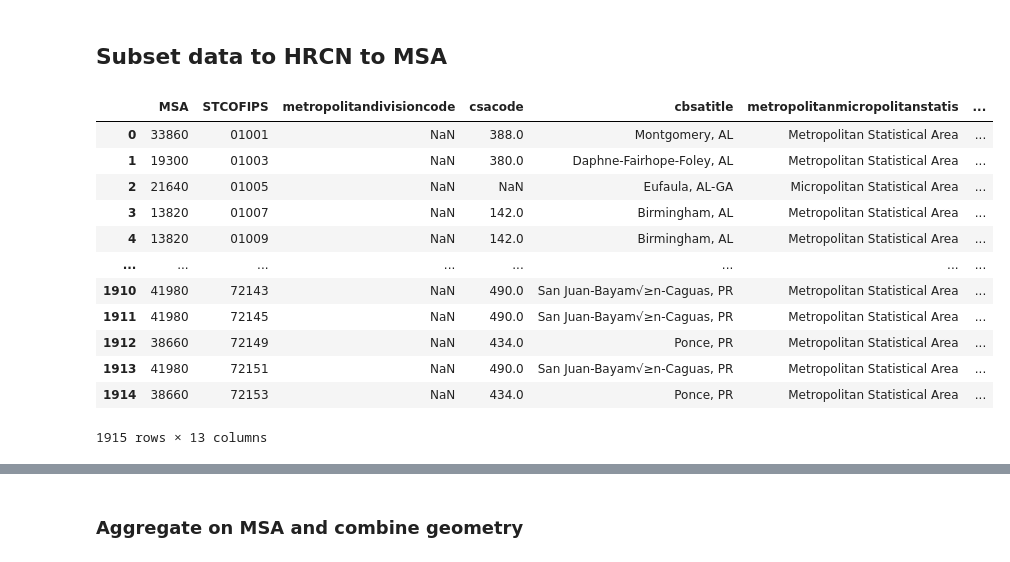
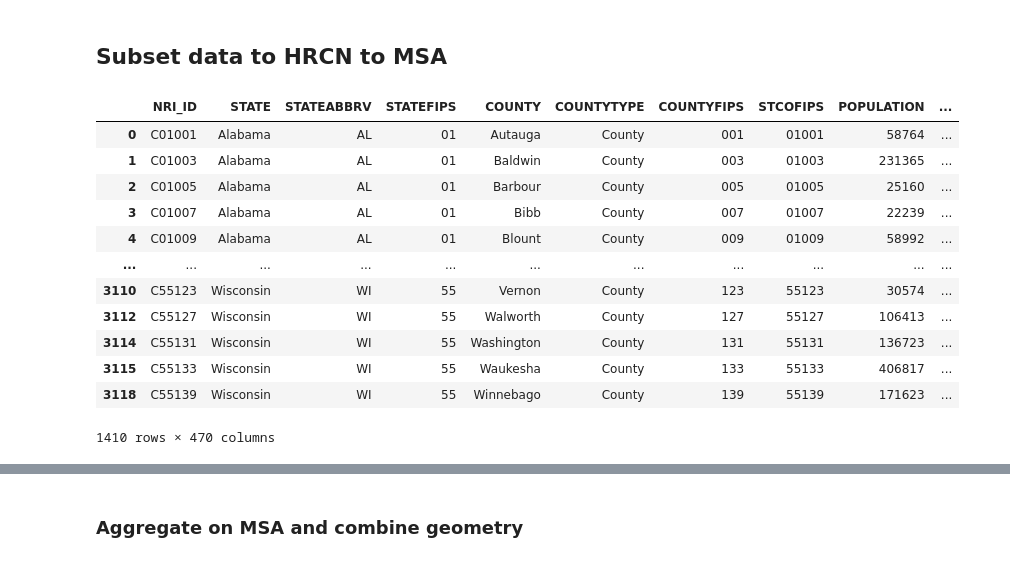
Before and after one commit to yannickpichardo/master_thesis, a Jupyter notebook: to_sql/hurricane_sql.ipynb, the cells around one changed output, grey strips where cells are left out. Drawn from its saved outputs; the diff is of its cells as text; code cells hidden in the pictures.

```diff
--- a/to_sql/hurricane_sql.ipynb
+++ b/to_sql/hurricane_sql.ipynb
@@ -43,15 +41,15 @@ loading
 loaded
 # %%
 #5 bins based on quantiles to categorize the scores into 5 distinct sections
-mainland_usa_gdf['HRCN_EALS_Norm'] = (mainland_usa_gdf['HRCN_EALS'] - mainland_usa_gdf['HRCN_EALS'].mean())/ mainland_usa_gdf['HRCN_EALS'].std()
-mainland_usa_gdf['HRCN_RISK_CATEGORY_QUANTILE'] = pd.qcut(mainland_usa_gdf['HRCN_EALS_Norm'], q=5, labels=['Very Low', "Relatively Low", 'Relatively Moderate', 'Relatively High', 'Very High'])
+mainland_usa_gdf['HRCN_HLRB_NORM'] = (mainland_usa_gdf['HRCN_HLRB'] - mainland_usa_gdf['HRCN_HLRB'].mean())/ mainland_usa_gdf['HRCN_HLRB'].std()
+mainland_usa_gdf['HRCN_RISK_CATEGORY_QUANTILE'] = pd.qcut(mainland_usa_gdf['HRCN_HLRB_NORM'], q=5, labels=['Very Low', "Relatively Low", 'Relatively Moderate', 'Relatively High', 'Very High'])
 colors = ['#08306b', '#4292c6', '#fdae6b', '#f16913', '#67000d']
 custom_cmap = ListedColormap(colors) # type: ignore
 #Plot the heatmap
-fig, ax = plt.subplots(1, 1, figsize=(15, 25))
+fig, ax = plt.subplots(1, 1, figsize=(25, 15))
 plt.grid(False)
-mainland_usa_gdf.plot(column='HRCN_RISK_CATEGORY_QUANTILE', cmap=custom_cmap, linewidth=0.8, ax=ax, edgecolor='0.8', legend=True)
-ax.set_title('Hurricane Risk Heatmap (USA)', fontdict={'fontsize': '25', 'fontweight' : '3'})
+mainland_usa_gdf.plot(column='HRCN_RISK_CATEGORY_QUANTILE', cmap=custom_cmap, linewidth=0.8, ax=ax, edgecolor='0.8', legend=True, legend_kwds={'loc': 'upper left', 'fontsize': 40, 'frameon': False})
+# ax.set_title('Hurricane Risk Heatmap (USA) on county level', fontdict={'fontsize': '25', 'fontweight' : '3'})
 #Remove all axis values
 ax.set_xticks([])
 ax.set_yticks([])
@@ -62,6 +60,6 @@ ax.spines['bottom'].set_visible(False)
 ax.spines['left'].set_visible(False)
 # Display the map
 #Save plot heatmap
-plt.savefig('../../Plots/hurricane_risk_heatmap.png')
+plt.savefig('../../Plots/Norm_ALRA.png')
 plt.show()
 # %% [output]
@@ -71,26 +69,26 @@ plt.show()
 # %%
 mainland_usa_gdf_msa = mainland_usa_gdf.copy()
 #load cbsa_to_fips xlsx file
 cbsa_to_fips_df = pd.read_excel('../../Data/cbsa_to_fips.xlsx', dtype={'MSA': str, 'STCOFIPS': str, 'statename': str})
-display(cbsa_to_fips_df)
 cbsa_to_fips_df = cbsa_to_fips_df[['MSA', 'STCOFIPS', 'statename']]
 #create new column in mainland_usa_gdf called MSA looking up in cbsa_to_fips_df
 mainland_usa_gdf_msa.loc[:, 'MSA'] = mainland_usa_gdf_msa['STCOFIPS'].map(cbsa_to_fips_df.set_index('STCOFIPS')['MSA'])
 #extract stcofips where msa is na
 stcofips_na = mainland_usa_gdf_msa[mainland_usa_gdf_msa['MSA'].isna()]['STCOFIPS']
 #remove na
 mainland_usa_gdf_msa = mainland_usa_gdf_msa[~mainland_usa_gdf_msa['MSA'].isna()]
+display(mainland_usa_gdf_msa)
 # %% [output]
-|  | MSA | STCOFIPS | metropolitandivisioncode | csacode | cbsatitle | metropolitanmicropolitanstatis | ... |
-| 0 | 33860 | 01001 | NaN | 388.0 | Montgomery, AL | Metropolitan Statistical Area | ... |
-| 1 | 19300 | 01003 | NaN | 380.0 | Daphne-Fairhope-Foley, AL | Metropolitan Statistical Area | ... |
-| 2 | 21640 | 01005 | NaN | NaN | Eufaula, AL-GA | Micropolitan Statistical Area | ... |
-| 3 | 13820 | 01007 | NaN | 142.0 | Birmingham, AL | Metropolitan Statistical Area | ... |
-| 4 | 13820 | 01009 | NaN | 142.0 | Birmingham, AL | Metropolitan Statistical Area | ... |
-| ... | ... | ... | ... | ... | ... | ... | ... |
-| 1910 | 41980 | 72143 | NaN | 490.0 | San Juan-Bayam√≥n-Caguas, PR | Metropolitan Statistical Area | ... |
-| 1911 | 41980 | 72145 | NaN | 490.0 | San Juan-Bayam√≥n-Caguas, PR | Metropolitan Statistical Area | ... |
-| 1912 | 38660 | 72149 | NaN | 434.0 | Ponce, PR | Metropolitan Statistical Area | ... |
-| 1913 | 41980 | 72151 | NaN | 490.0 | San Juan-Bayam√≥n-Caguas, PR | Metropolitan Statistical Area | ... |
-| 1914 | 38660 | 72153 | NaN | 434.0 | Ponce, PR | Metropolitan Statistical Area | ... |
+|  | NRI_ID | STATE | STATEABBRV | STATEFIPS | COUNTY | COUNTYTYPE | COUNTYFIPS | STCOFIPS | POPULATION | ... |
+| 0 | C01001 | Alabama | AL | 01 | Autauga | County | 001 | 01001 | 58764 | ... |
+| 1 | C01003 | Alabama | AL | 01 | Baldwin | County | 003 | 01003 | 231365 | ... |
+| 2 | C01005 | Alabama | AL | 01 | Barbour | County | 005 | 01005 | 25160 | ... |
+| 3 | C01007 | Alabama | AL | 01 | Bibb | County | 007 | 01007 | 22239 | ... |
+| 4 | C01009 | Alabama | AL | 01 | Blount | County | 009 | 01009 | 58992 | ... |
+| ... | ... | ... | ... | ... | ... | ... | ... | ... | ... | ... |
+| 3110 | C55123 | Wisconsin | WI | 55 | Vernon | County | 123 | 55123 | 30574 | ... |
+| 3112 | C55127 | Wisconsin | WI | 55 | Walworth | County | 127 | 55127 | 106413 | ... |
+| 3114 | C55131 | Wisconsin | WI | 55 | Washington | County | 131 | 55131 | 136723 | ... |
+| 3115 | C55133 | Wisconsin | WI | 55 | Waukesha | County | 133 | 55133 | 406817 | ... |
+| 3118 | C55139 | Wisconsin | WI | 55 | Winnebago | County | 139 | 55139 | 171623 | ... |
-1915 rows × 13 columns
+1410 rows × 470 columns
```
Also changed, not shown: parts of 9 cells of this notebook, 8 other files.
